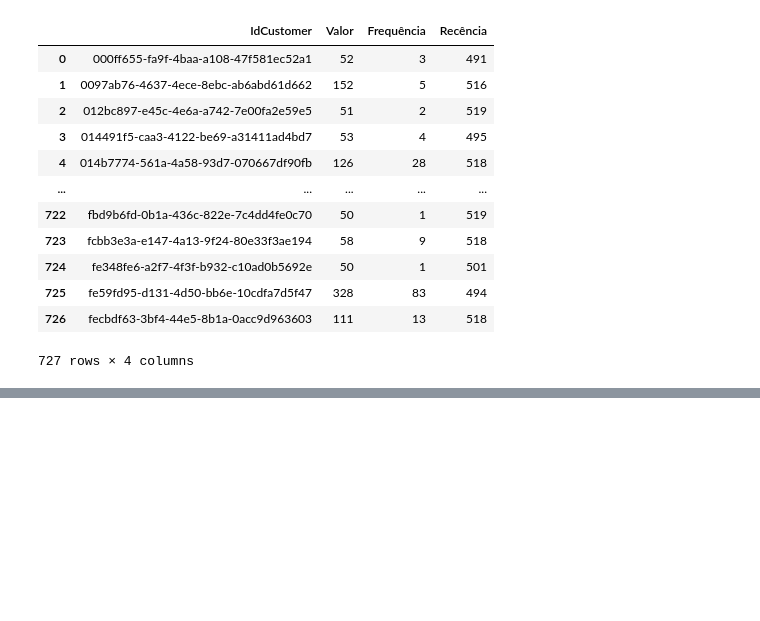
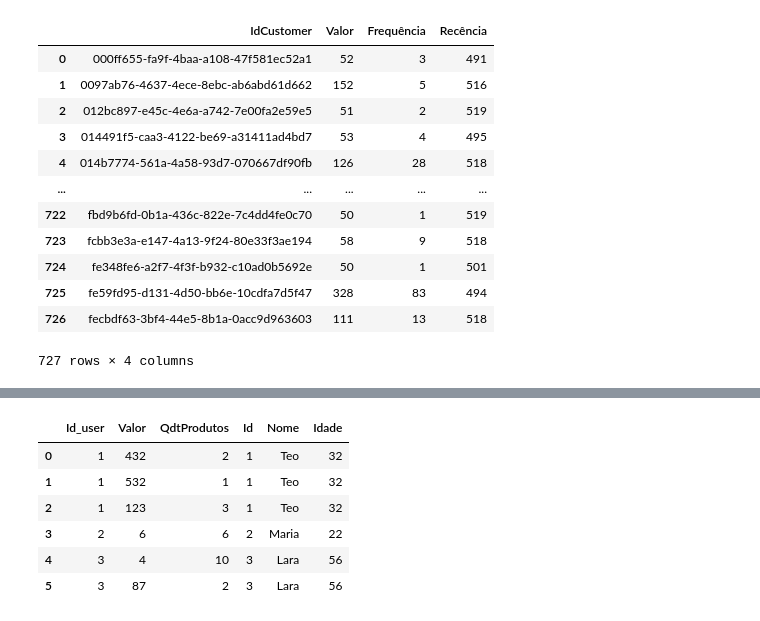
Before and after one commit to stephanyresque/Estudos, a Jupyter notebook: pandas/aula_04.ipynb, the cells around one changed output, grey strips where cells are left out. Saved outputs shown, nothing was run; the diff lists cells and outputs as text; code cells hidden in the pictures; blank space fills up the shorter version.

```diff
--- a/pandas/aula_04.ipynb
+++ b/pandas/aula_04.ipynb
@@ -263,0 +266,16 @@ df.groupby(["IdCustomer"]).agg(
+# %%
+data_user = {
+    "Id":[1,2,3,4,5],
+    'Nome':['Teo', 'Maria', 'Lara', 'Nath', 'Ste'],
+    'Idade':[32,22,56,21,21],
+}
+
+df_user = pd.DataFrame(data_user)
+# %%
+data_transacoes = {
+    "Id_user":[1,1,1,2,3,3],
+    'Valor':[432,532,123,6,4,87],
+    'QdtProdutos':[2,1,3,6,10,2],
+}
+
+df_transacoes = pd.DataFrame(data_transacoes)
@@ -263,0 +301,15 @@ df.groupby(["IdCustomer"]).agg(
+# %%
+df_transacoes.merge(
+    df_user,
+    how="left",
+    left_on="Id_user",
+    right_on="Id"
+)
+# %% [output]
+|  | Id_user | Valor | QdtProdutos | Id | Nome | Idade |
+| 0 | 1 | 432 | 2 | 1 | Teo | 32 |
+| 1 | 1 | 532 | 1 | 1 | Teo | 32 |
+| 2 | 1 | 123 | 3 | 1 | Teo | 32 |
+| 3 | 2 | 6 | 6 | 2 | Maria | 22 |
+| 4 | 3 | 4 | 10 | 3 | Lara | 56 |
+| 5 | 3 | 87 | 2 | 3 | Lara | 56 |
```
Also changed, not shown: parts of 3 cells of this notebook.
